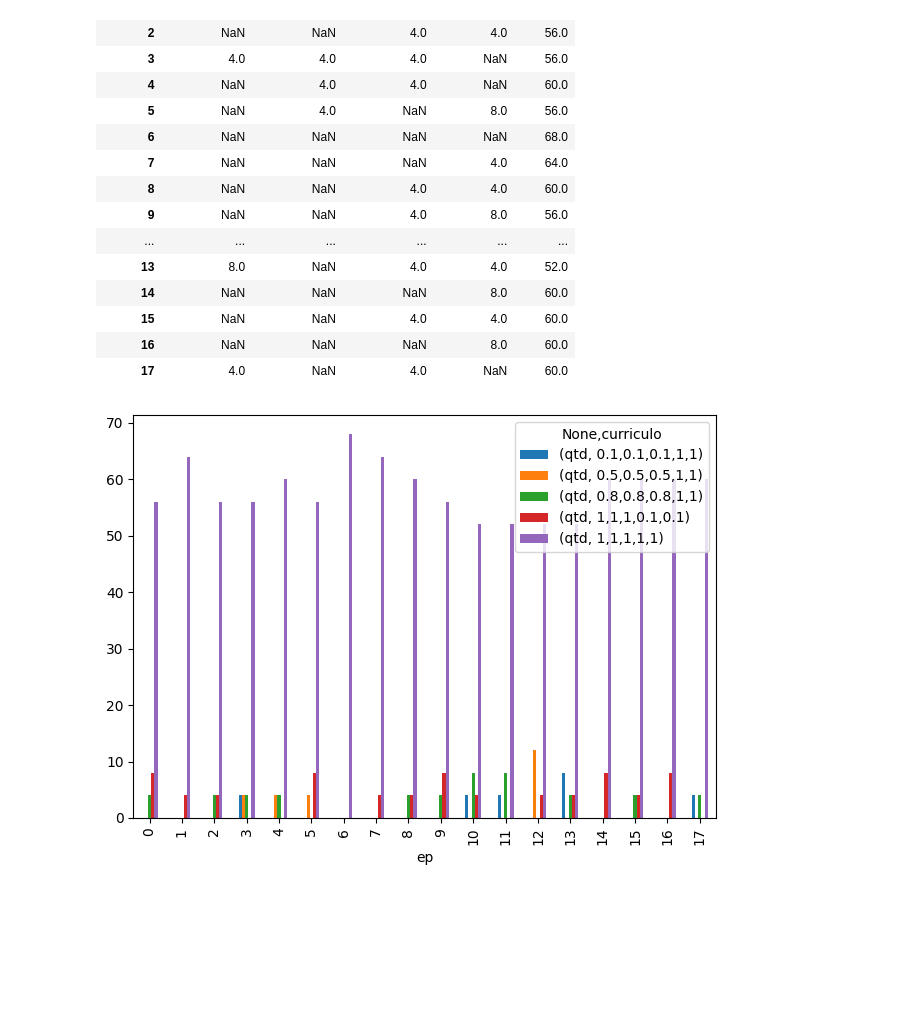
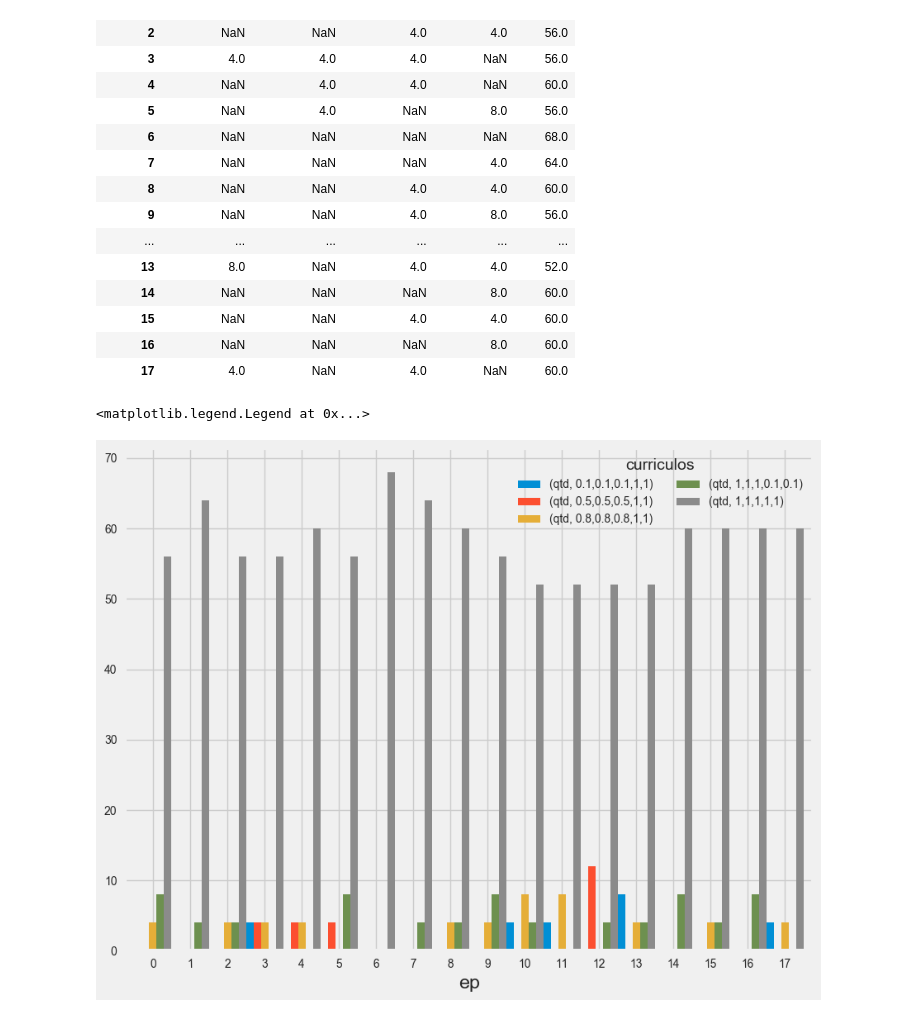
Before and after one commit to MarceloSabris/PesquisaMestrado, a Jupyter notebook: testeplotsbar.ipynb, the cells around one changed output. Saved outputs shown, nothing was run; the diff lists cells and outputs as text; code cells hidden in the pictures; blank space fills up the shorter version.

Commit message:
plot graficos

```diff
--- a/testeplotsbar.ipynb
+++ b/testeplotsbar.ipynb
@@ -141,9 +141,15 @@ teste
 | 15 | NaN | NaN | 4.0 | 4.0 | 60.0 |
 | 16 | NaN | NaN | NaN | 8.0 | 60.0 |
 | 17 | 4.0 | NaN | 4.0 | NaN | 60.0 |
-# %%
-fig, ax = plt.subplots()
-teste.plot.bar(ax=ax )
-fig.tight_layout()
-# %% [output]
-[figure, removed]
+# %%
+
+plt.style.use('fivethirtyeight')
+fig, ax = plt.subplots()
+teste.plot(kind="bar",ax=ax ,width = 1,figsize=(9,7),rot=1)
+fig.tight_layout()
+handles, labels = ax.get_legend_handles_labels()
+# reverse to keep order consistent
+ax.legend(loc='upper right',ncol=2,title="curriculos")
+# %% [output]
+<matplotlib.legend.Legend at 0x...>
+[figure, added]
```
Also changed, not shown: parts of 1 cell of this notebook.
